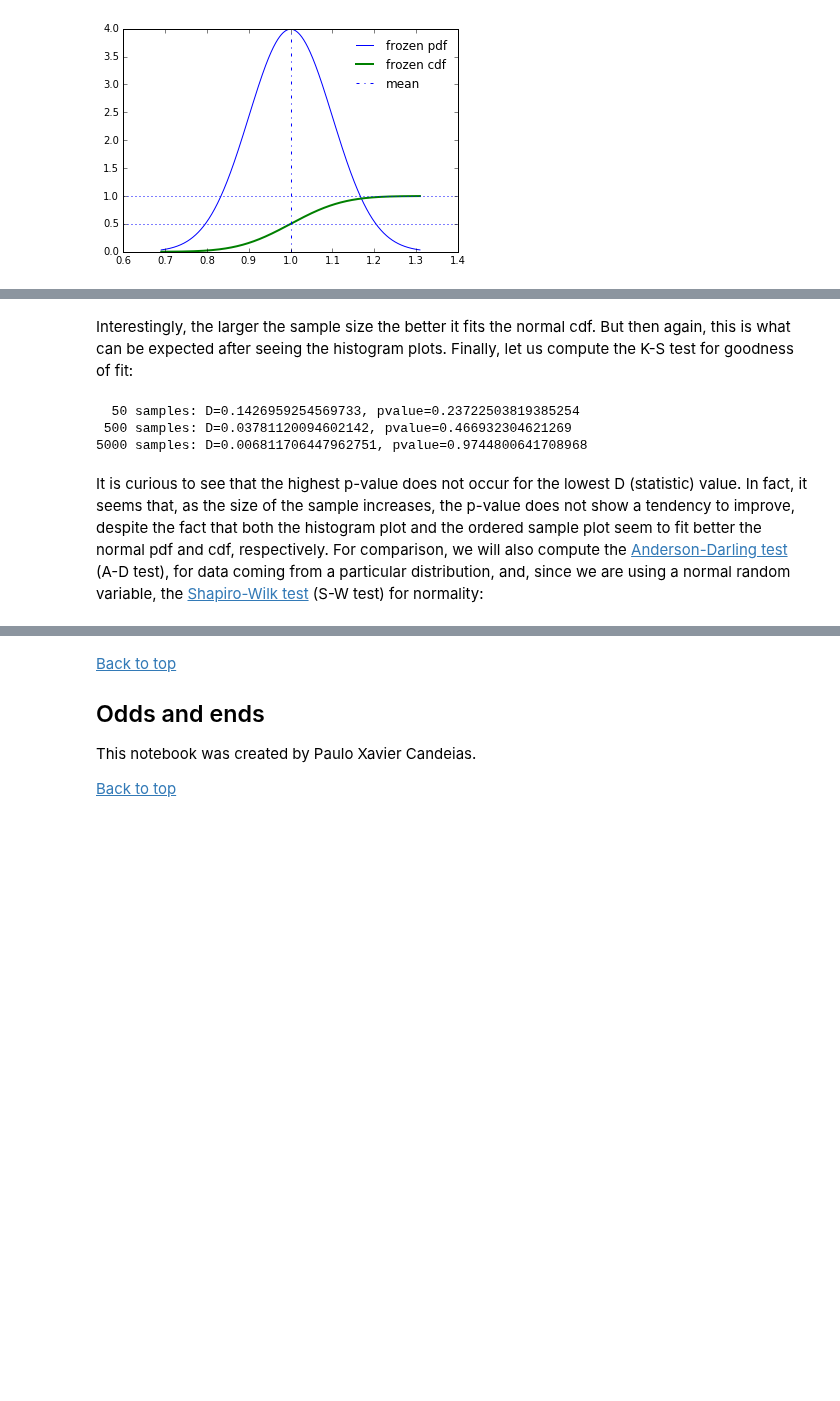
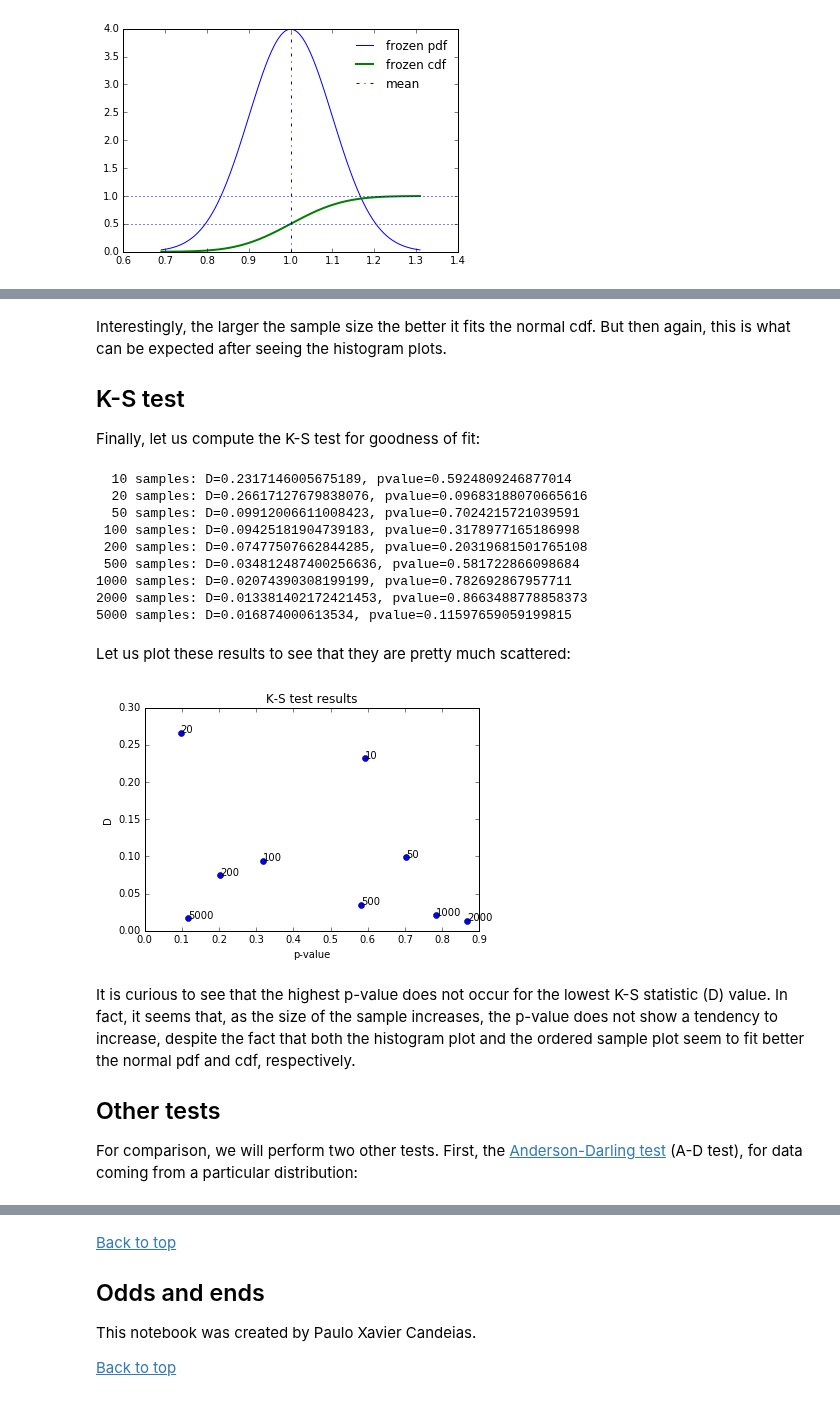
Before and after one commit to pxcandeias/py-notebooks, a Jupyter notebook: Kolmogorov_Smirnov_test.ipynb, the cells around one changed output, grey strips where cells are left out. Cells and saved outputs as stored; diff of their text form; code cells hidden in the pictures; blank space fills up the shorter version.

```diff
--- a/Kolmogorov_Smirnov_test.ipynb
+++ b/Kolmogorov_Smirnov_test.ipynb
@@ -110,14 +113,44 @@ for N,y in zip(Nsamples, ysamples):
 # %% [markdown]
-Interestingly, the larger the sample size the better it fits the normal cdf. But then again, this is what can be expected after seeing the histogram plots. Finally, let us compute the K-S test for goodness of fit:
+Interestingly, the larger the sample size the better it fits the normal cdf. But then again, this is what can be expected after seeing the histogram plots.
+
+## K-S test
+
+Finally, let us compute the K-S test for goodness of fit:
 # %%
+Dsamples = []
+psamples = []
 for N,y in zip(Nsamples, ysamples):
     D, pvalue = stats.kstest(y, 'norm', args=(mean, std))
+    Dsamples.append(D)
+    psamples.append(pvalue)
     print('{:4d} samples: D={}, pvalue={}'.format(N, D, pvalue))
 # %% [output]
-  50 samples: D=0.1426959254569733, pvalue=0.23722503819385254
- 500 samples: D=0.03781120094602142, pvalue=0.466932304621269
-5000 samples: D=0.006811706447962751, pvalue=0.9744800641708968
+  10 samples: D=0.2317146005675189, pvalue=0.5924809246877014
+  20 samples: D=0.26617127679838076, pvalue=0.09683188070665616
+  50 samples: D=0.09912006611008423, pvalue=0.7024215721039591
+ 100 samples: D=0.09425181904739183, pvalue=0.3178977165186998
+ 200 samples: D=0.07477507662844285, pvalue=0.20319681501765108
+ 500 samples: D=0.034812487400256636, pvalue=0.581722866098684
+1000 samples: D=0.02074390308199199, pvalue=0.782692867957711
+2000 samples: D=0.013381402172421453, pvalue=0.8663488778858373
+5000 samples: D=0.016874000613534, pvalue=0.11597659059199815
+# %% [markdown]
+Let us plot these results to see that they are pretty much scattered:
+# %%
+fig, ax = plt.subplots(1, 1)
+ax.plot(psamples, Dsamples, 'o')
+for p,D,N in zip(psamples, Dsamples, Nsamples):
+    ax.annotate(s=str(N), xy=(p,D))
+ax.set_xlabel('p-value')
+ax.set_ylabel('D')
+ax.set_title('K-S test results')
+plt.show()
+# %% [output]
+[figure, added]
 # %% [markdown]
-It is curious to see that the highest p-value does not occur for the lowest D (statistic) value. In fact, it seems that, as the size of the sample increases, the p-value does not show a tendency to improve, despite the fact that both the histogram plot and the ordered sample plot seem to fit better the normal pdf and cdf, respectively.
-For comparison, we will also compute the [Anderson-Darling test](https://en.wikipedia.org/wiki/Anderson%E2%80%93Darling_test) (A-D test), for data coming from a particular distribution, and, since we are using a normal random variable, the [Shapiro-Wilk test](https://en.wikipedia.org/wiki/Shapiro%E2%80%93Wilk_test) (S-W test) for normality:
+It is curious to see that the highest p-value does not occur for the lowest K-S statistic (D) value. In fact, it seems that, as the size of the sample increases, the p-value does not show a tendency to increase, despite the fact that both the histogram plot and the ordered sample plot seem to fit better the normal pdf and cdf, respectively.
+
+## Other tests
+
+For comparison, we will perform two other tests. First, the [Anderson-Darling test](https://en.wikipedia.org/wiki/Anderson%E2%80%93Darling_test) (A-D test), for data coming from a particular distribution:
 # %%
```
Also changed, not shown: parts of 11 cells of this notebook.
